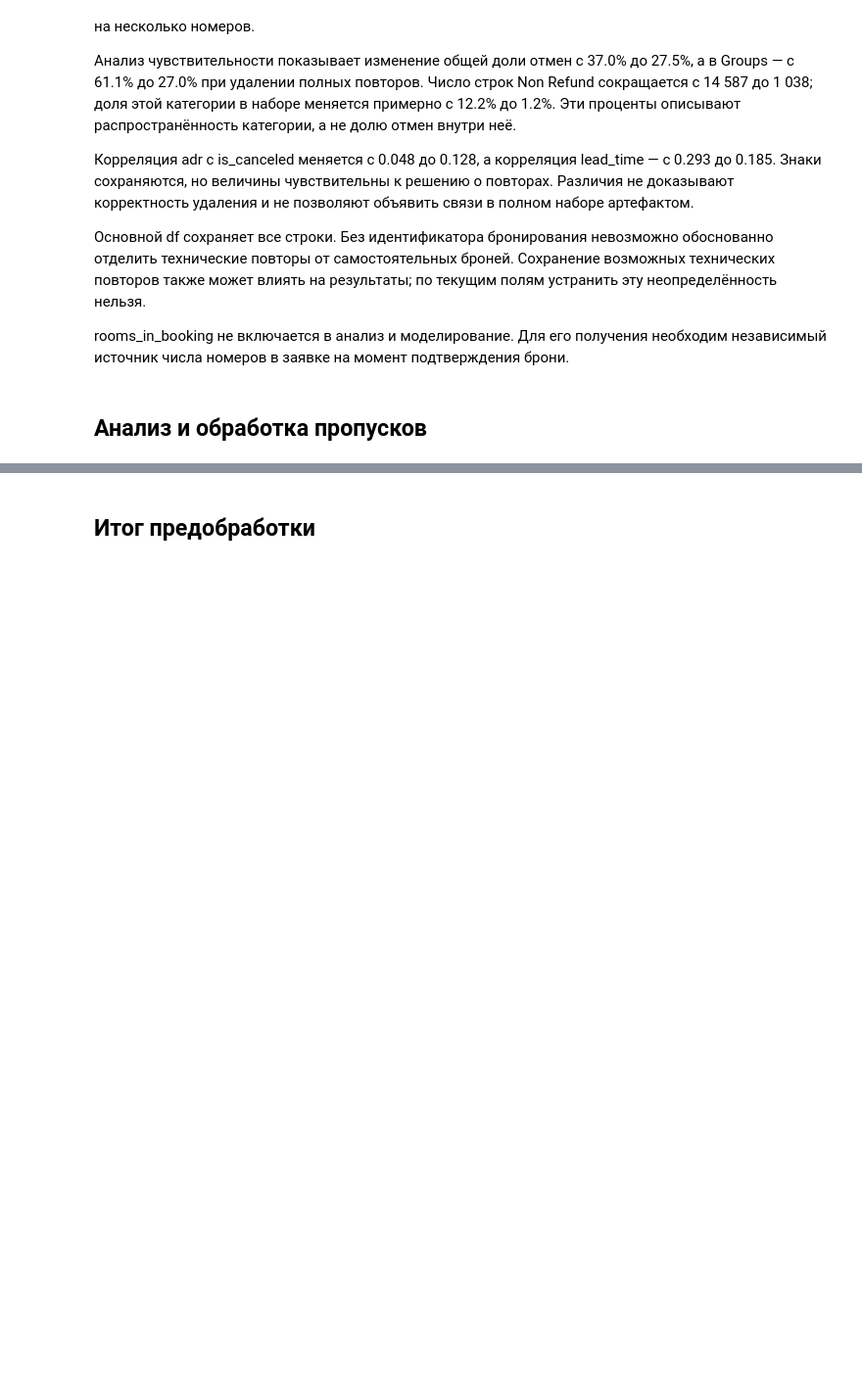
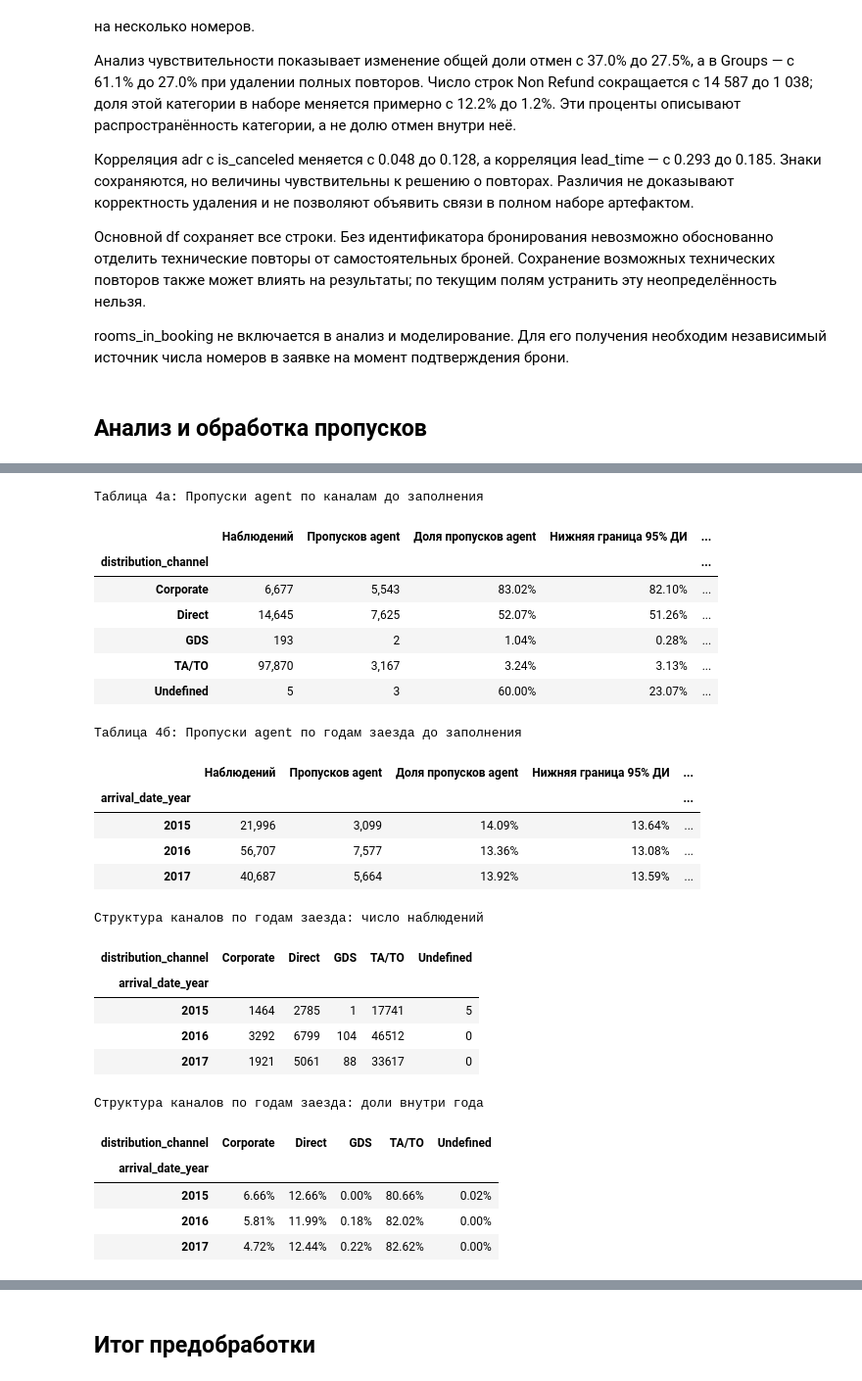
Before and after one commit to DeusMaksler/hse-ai-cancel-alert, a Jupyter notebook: eda/EDA.ipynb, the cells around one changed output, grey strips where cells are left out. Shown at 98% size. Cells and saved outputs as stored; diff of their text form; code cells hidden in the pictures; blank space fills up the shorter version.

```diff
--- a/eda/EDA.ipynb
+++ b/eda/EDA.ipynb
@@ -521,0 +494,48 @@ print(f"Доля отмен в среднем по данным: {df['is_cancele
+# %%
+# Describe associations without inferring why agent IDs are missing.
+agent_missing = df["agent"].isna()
+
+show_rate_table(
+    wilson_group_summary(agent_missing, df["distribution_channel"]),
+    "Таблица 4а: Пропуски agent по каналам до заполнения",
+    "Пропусков agent", "Доля пропусков agent",
+)
+show_rate_table(
+    wilson_group_summary(agent_missing, df["arrival_date_year"]),
+    "Таблица 4б: Пропуски agent по годам заезда до заполнения",
+    "Пропусков agent", "Доля пропусков agent",
+)
+
+print("Структура каналов по годам заезда: число наблюдений")
+display(pd.crosstab(df["arrival_date_year"], df["distribution_channel"]))
+print("Структура каналов по годам заезда: доли внутри года")
+display(pd.crosstab(
+    df["arrival_date_year"], df["distribution_channel"], normalize="index"
+).style.format("{:.2%}"))
+# %% [output]
+Таблица 4а: Пропуски agent по каналам до заполнения
+|  | Наблюдений | Пропусков agent | Доля пропусков agent | Нижняя граница 95% ДИ | ... |
+| distribution_channel |  |  |  |  | ... |
+| Corporate | 6,677 | 5,543 | 83.02% | 82.10% | ... |
+| Direct | 14,645 | 7,625 | 52.07% | 51.26% | ... |
+| GDS | 193 | 2 | 1.04% | 0.28% | ... |
+| TA/TO | 97,870 | 3,167 | 3.24% | 3.13% | ... |
+| Undefined | 5 | 3 | 60.00% | 23.07% | ... |
+Таблица 4б: Пропуски agent по годам заезда до заполнения
+|  | Наблюдений | Пропусков agent | Доля пропусков agent | Нижняя граница 95% ДИ | ... |
+| arrival_date_year |  |  |  |  | ... |
+| 2015 | 21,996 | 3,099 | 14.09% | 13.64% | ... |
+| 2016 | 56,707 | 7,577 | 13.36% | 13.08% | ... |
+| 2017 | 40,687 | 5,664 | 13.92% | 13.59% | ... |
+Структура каналов по годам заезда: число наблюдений
+| distribution_channel | Corporate | Direct | GDS | TA/TO | Undefined |
+| arrival_date_year |  |  |  |  |  |
+| 2015 | 1464 | 2785 | 1 | 17741 | 5 |
+| 2016 | 3292 | 6799 | 104 | 46512 | 0 |
+| 2017 | 1921 | 5061 | 88 | 33617 | 0 |
+Структура каналов по годам заезда: доли внутри года
+| distribution_channel | Corporate | Direct | GDS | TA/TO | Undefined |
+| arrival_date_year |  |  |  |  |  |
+| 2015 | 6.66% | 12.66% | 0.00% | 80.66% | 0.02% |
+| 2016 | 5.81% | 11.99% | 0.18% | 82.02% | 0.00% |
+| 2017 | 4.72% | 12.44% | 0.22% | 82.62% | 0.00% |
```
Also changed, not shown: parts of 13 cells of this notebook.
